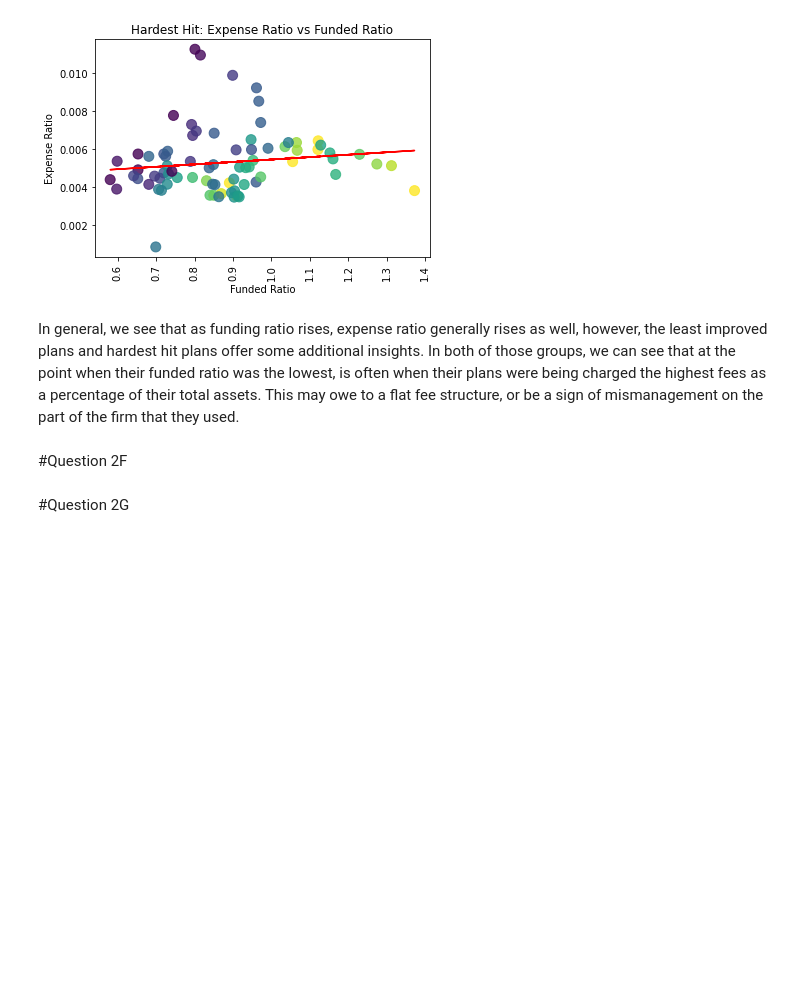
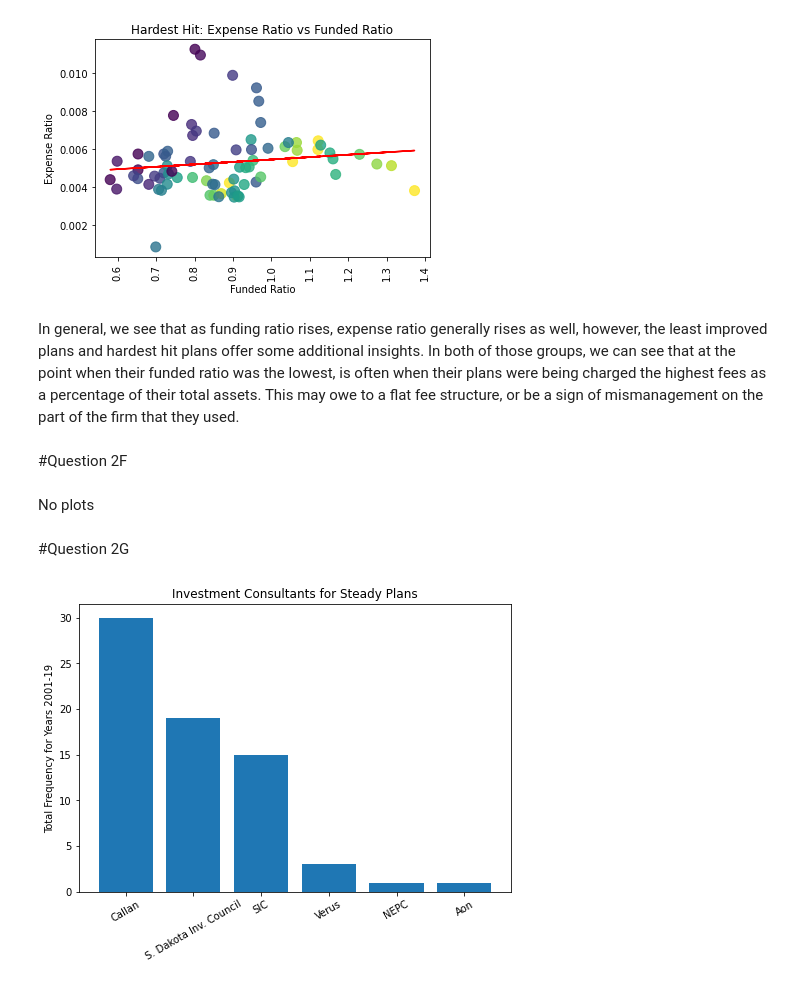
Before and after one commit to DeltaDeutsch/PPD-Group-Project, a Jupyter notebook: PPD Group Final.ipynb, the cells around one changed output. Saved outputs shown, nothing was run; the diff lists cells and outputs as text; code cells hidden in the pictures; blank space fills up the shorter version.

```diff
--- a/PPD Group Final.ipynb
+++ b/PPD Group Final.ipynb
@@ -426,5 +456,21 @@ for key,value in study_plans_dict.items():
 In general, we see that as funding ratio rises, expense ratio generally rises as well, however, the least improved plans and hardest hit plans offer some additional insights.  In both of those groups, we can see that at the point when their funded ratio was the lowest, is often when their plans were being charged the highest fees as a percentage of their total assets.  This may owe to a flat fee structure, or be a sign of mismanagement on the part of the firm that they used.
 # %% [markdown]
 #Question 2F
+# %% [markdown]
+No plots
 # %% [markdown]
 #Question 2G
+# %%
+fig = plt.figure()
+ax = fig.add_axes([0,0,1,1])
+plt.title('Investment Consultants for Steady Plans')
+Investment_Consultants = ['Callan','S. Dakota Inv. Council','SIC','Verus','NEPC','Aon']
+#x = arange(len(Investment_Consultants))
+x = Investment_Consultants
+plt.xticks(x = Investment_Consultants,rotation=30)
+Frequency_Use_by_Plans = [30,19,15,3,1,1]
+ax.bar(Investment_Consultants,Frequency_Use_by_Plans)
+ax.set_ylabel('Total Frequency for Years 2001-19')
+plt.show()
+# %% [output]
+[figure, added]
```
Also changed, not shown: parts of 10 cells of this notebook, 1 other file.
